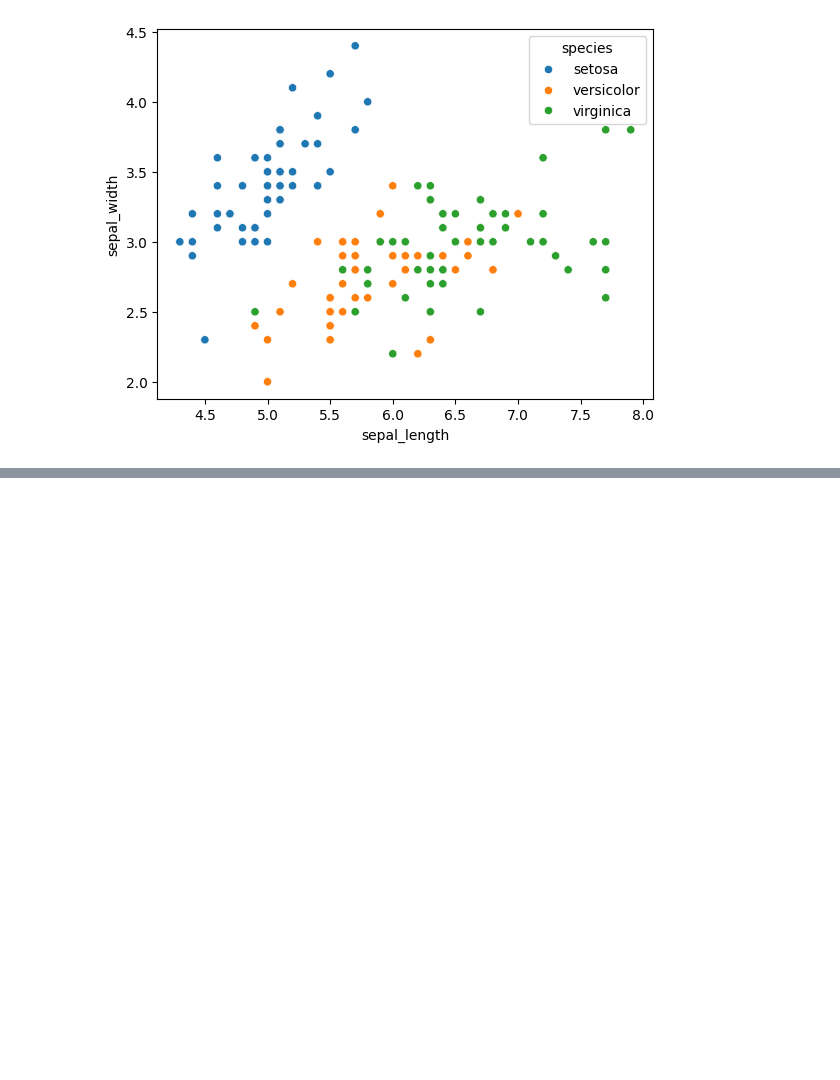
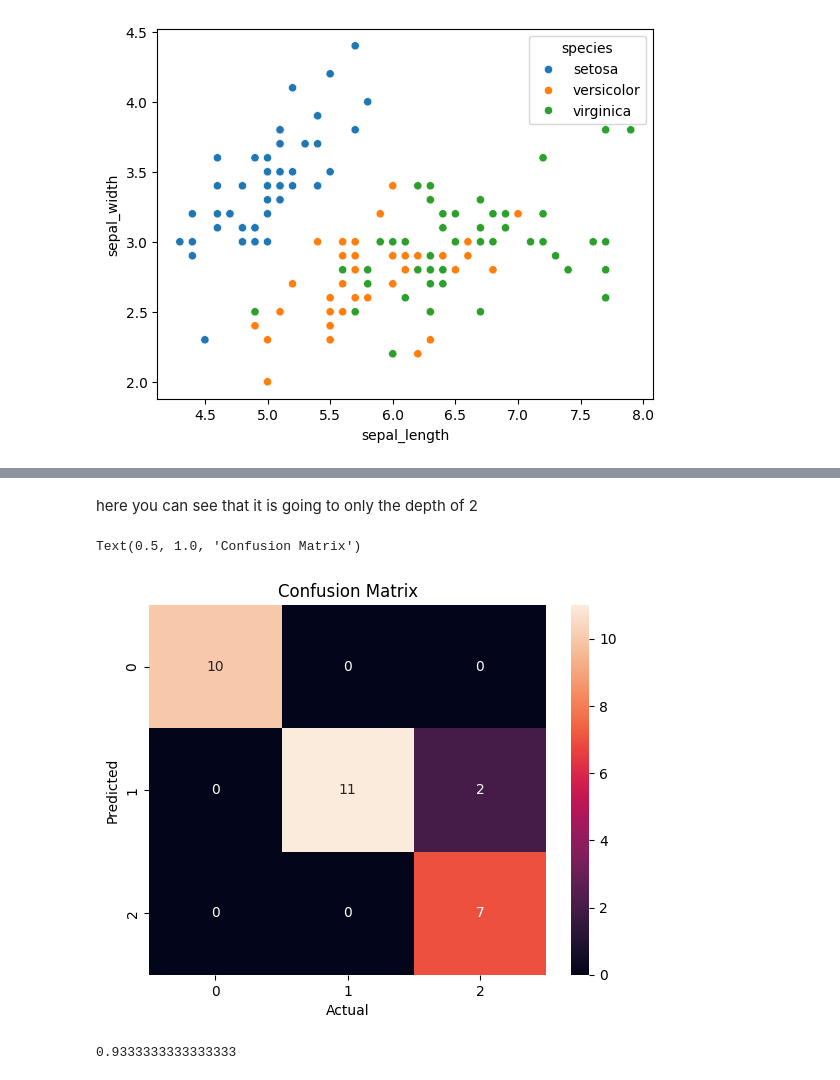
Before and after one commit to udityamerit/Complete-Machine-Learning-For-Beginners, a Jupyter notebook: 15-Decision Tree In Machine Learning/Decision_Tree_Classifier.ipynb, the cells around one changed output, grey strips where cells are left out. Saved outputs shown, nothing was run; the diff lists cells and outputs as text; code cells hidden in the pictures; blank space fills up the shorter version.

```diff
--- a/15-Decision Tree In Machine Learning/Decision_Tree_Classifier.ipynb
+++ b/15-Decision Tree In Machine Learning/Decision_Tree_Classifier.ipynb
@@ -42,0 +112,17 @@ sns.scatterplot(x = df['sepal_length'], y = df['sepal_width'], hue=df['species']
+# %% [markdown]
+here you can see that it is going to only the depth of 2
+# %%
+y_pred = model.predict(X_test)
+# %%
+from sklearn.metrics import accuracy_score, confusion_matrix, classification_report
+sns.heatmap(confusion_matrix(y_test, y_pred), annot=True, fmt='d')
+plt.xlabel('Actual')
+plt.ylabel('Predicted')
+plt.title('Confusion Matrix')
+# %% [output]
+Text(0.5, 1.0, 'Confusion Matrix')
+[figure, added]
+# %%
+print(accuracy_score(y_test, y_pred))
+# %% [output]
+0.9333333333333333
```
Also changed, not shown: parts of 12 cells of this notebook.
